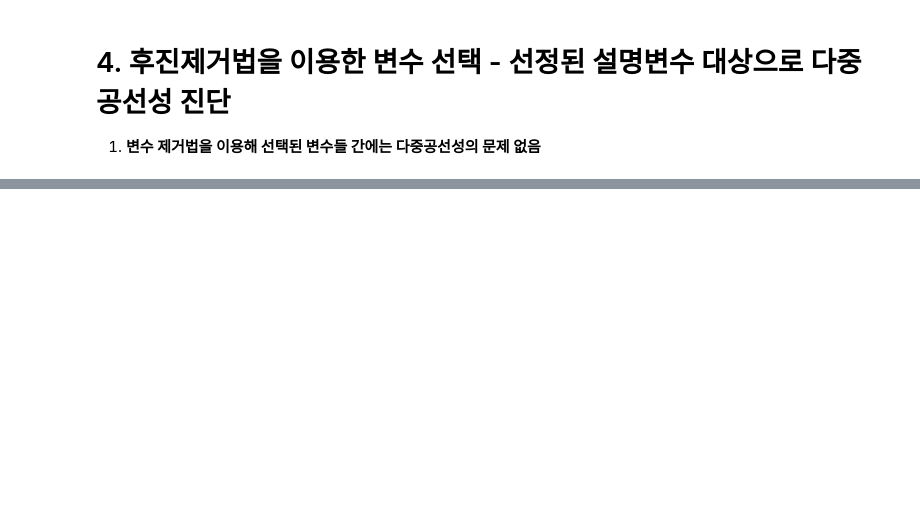
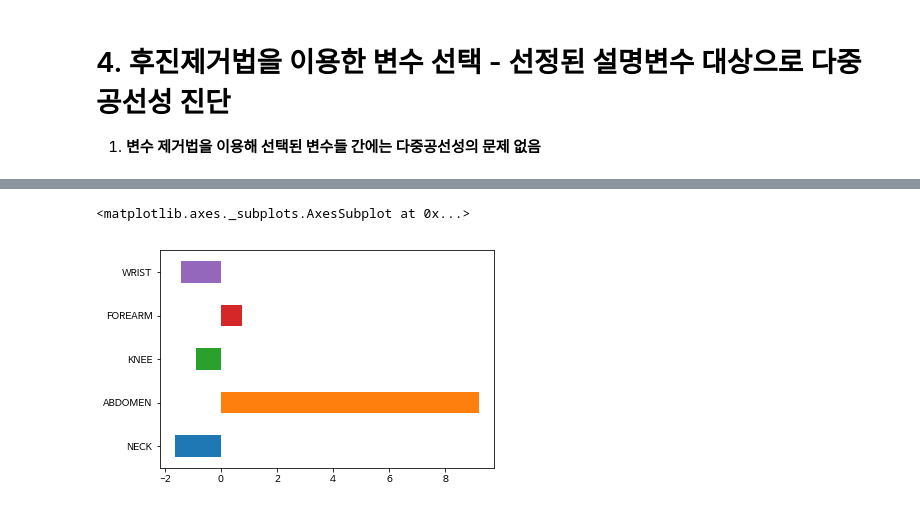
Before and after one commit to b8goal/PIRL-AI-Big-Data, a Jupyter notebook: 데이터분석/2019_01_30_다중 회귀 분석 연습.ipynb, the cells around one changed output, grey strips where cells are left out. Saved outputs shown, nothing was run; the diff lists cells and outputs as text; code cells hidden in the pictures; blank space fills up the shorter version.

```diff
--- a/데이터분석/2019_01_30_다중 회귀 분석 연습.ipynb
+++ b/데이터분석/2019_01_30_다중 회귀 분석 연습.ipynb
@@ -242,0 +466,10 @@ ds_rfe_vif.round(3)
+# %%
+ds_health_x_scaled = scale(ds_health_x_const[selected_cols])
+ds_health_x_scaled = sm.add_constant(ds_health_x_scaled)
+reg_multi_scaled_model = sm.OLS(ds_health_y, ds_health_x_scaled)
+reg_multi_scaled_results = reg_multi_scaled_model.fit()
+ds_reg_scaled_coef = pd.DataFrame({"Coef":reg_multi_scaled_results.params.values[1:]}, index = reg_multi_rfe_model.exog_names[1:])
+ds_reg_scaled_coef.plot.barh(y = "Coef",legend = False)
+# %% [output]
+<matplotlib.axes._subplots.AxesSubplot at 0x...>
+[figure, added]
```
Also changed, not shown: parts of 19 cells of this notebook, 20 other files.
